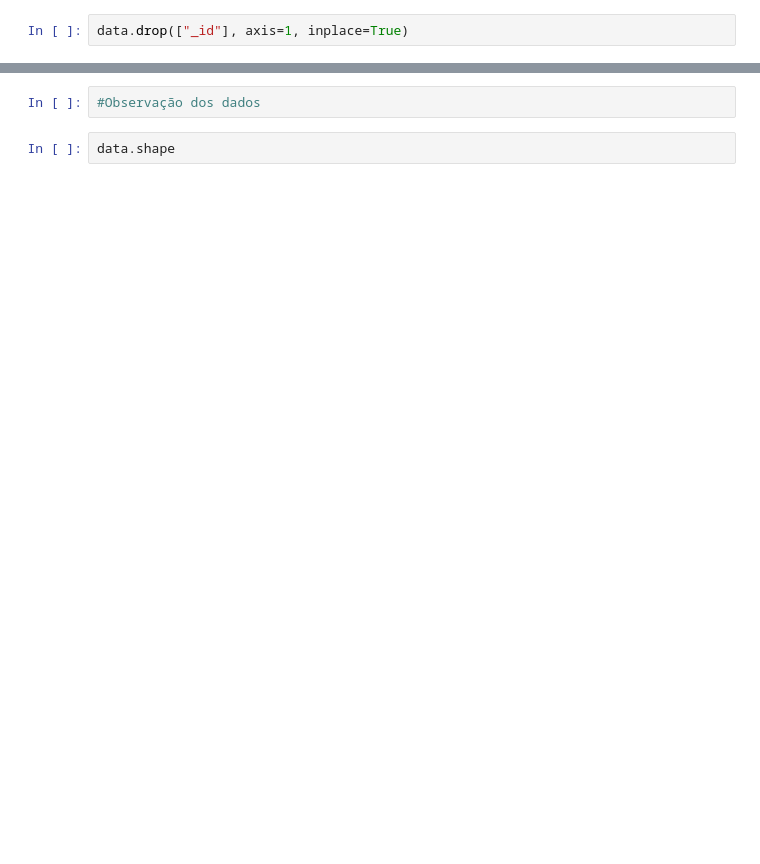
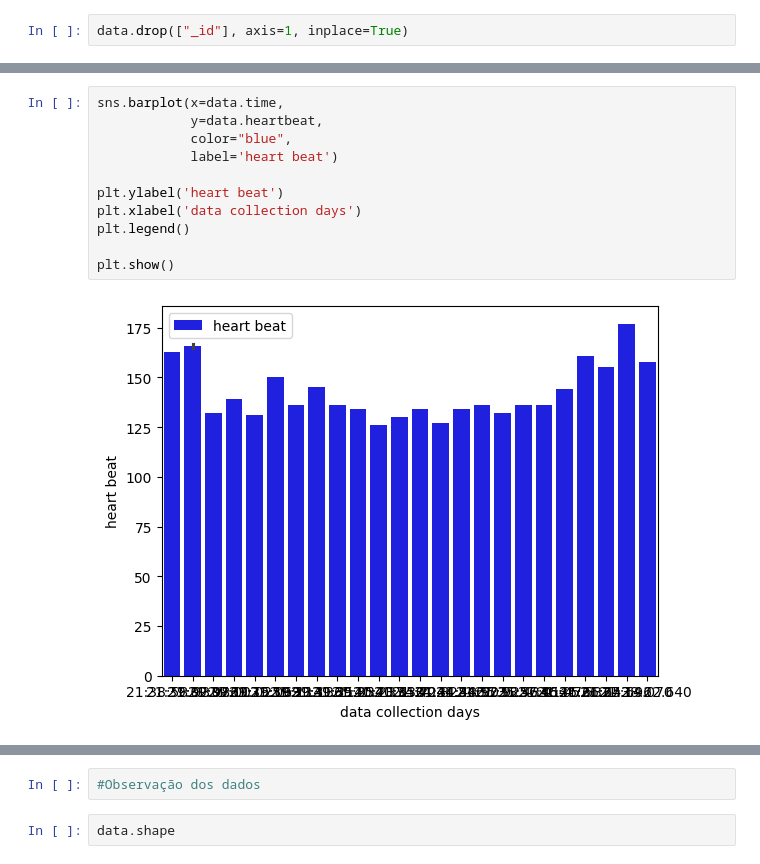
Before and after one commit to ezekiel9m/projeto-mestrado-iot-coracao-artificial, a Jupyter notebook: jupyter-notbook/projeto-iot-ca.ipynb, the cells around one changed output, grey strips where cells are left out. Drawn from its saved outputs; the diff is of its cells as text; blank space fills up the shorter version.

```diff
--- a/jupyter-notbook/projeto-iot-ca.ipynb
+++ b/jupyter-notbook/projeto-iot-ca.ipynb
@@ -61,0 +106,13 @@ dtype: int64
+# %%
+sns.barplot(x=data.time,
+            y=data.heartbeat,
+            color="blue",
+            label='heart beat')
+
+plt.ylabel('heart beat')
+plt.xlabel('data collection days')
+plt.legend()
+
+plt.show()
+# %% [output]
+[figure, added]
```
Also changed, not shown: parts of 26 cells of this notebook, 10 other files.
